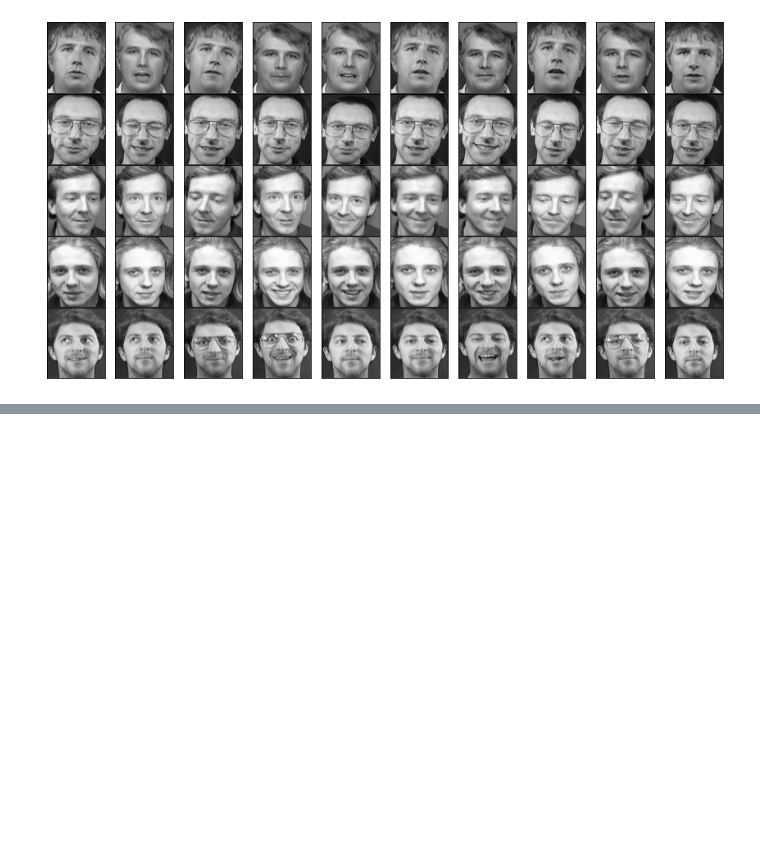
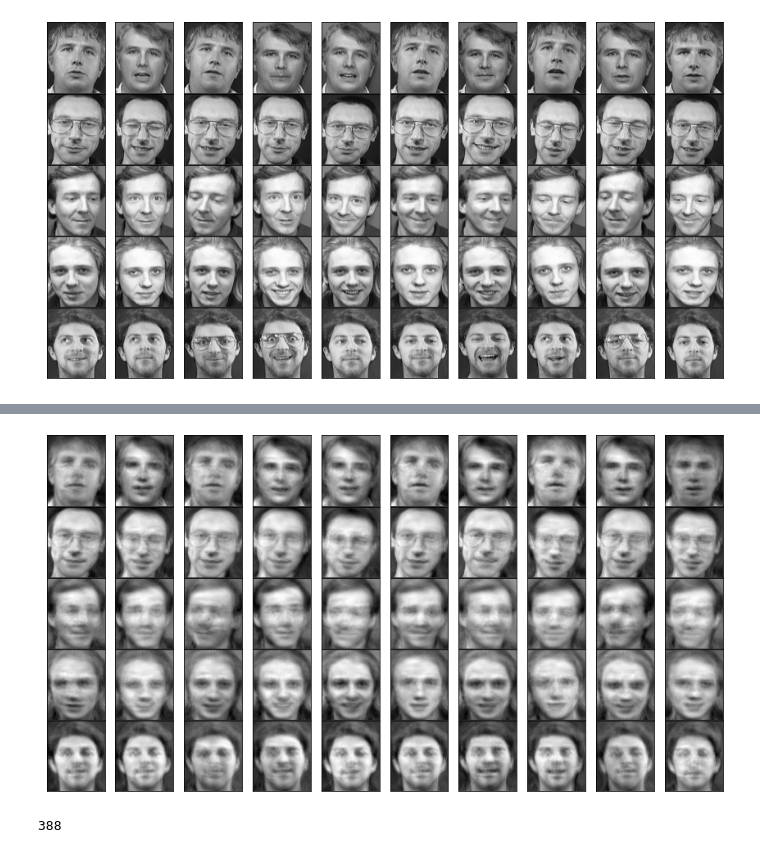
Before and after one commit to LuisReyes98/platzi-algebra-lineal-ml, a Jupyter notebook: 03 - Algebra Lineal Aplicada - Analisis de Componentes Principales (PCA)/02 - Aplicando PCA a imagenes.ipynb, the cells around one changed output, grey strips where cells are left out. Cells and saved outputs as stored; diff of their text form; code cells hidden in the pictures; blank space fills up the shorter version.

```diff
--- a/03 - Algebra Lineal Aplicada - Analisis de Componentes Principales (PCA)/02 - Aplicando PCA a imagenes.ipynb
+++ b/03 - Algebra Lineal Aplicada - Analisis de Componentes Principales (PCA)/02 - Aplicando PCA a imagenes.ipynb
@@ -122,0 +170,25 @@ for i, ax in enumerate(axes.flat):
+# %%
+fig, axes = plt.subplots(
+    5,
+    10,
+    figsize=(15, 8),
+    subplot_kw={'xticks': [], 'yticks': []},
+    gridspec_kw={'hspace': 0.01, 'wspace': 0.01, }
+)
+
+for i, ax in enumerate(axes.flat):
+  ax.imshow(
+      proyeccion[i].reshape(112, 92),
+      cmap='gray'
+  )
+# %% [output]
+[figure, added]
+# %%
+caras_pca = PCA(n_components=0.999)
+
+caras_pca.fit(caras)
+print(caras_pca.n_components_)
+componentes = caras_pca.transform(caras)
+proyeccion = caras_pca.inverse_transform(componentes)
+# %% [output]
+388
```
Also changed, not shown: parts of 12 cells of this notebook.
